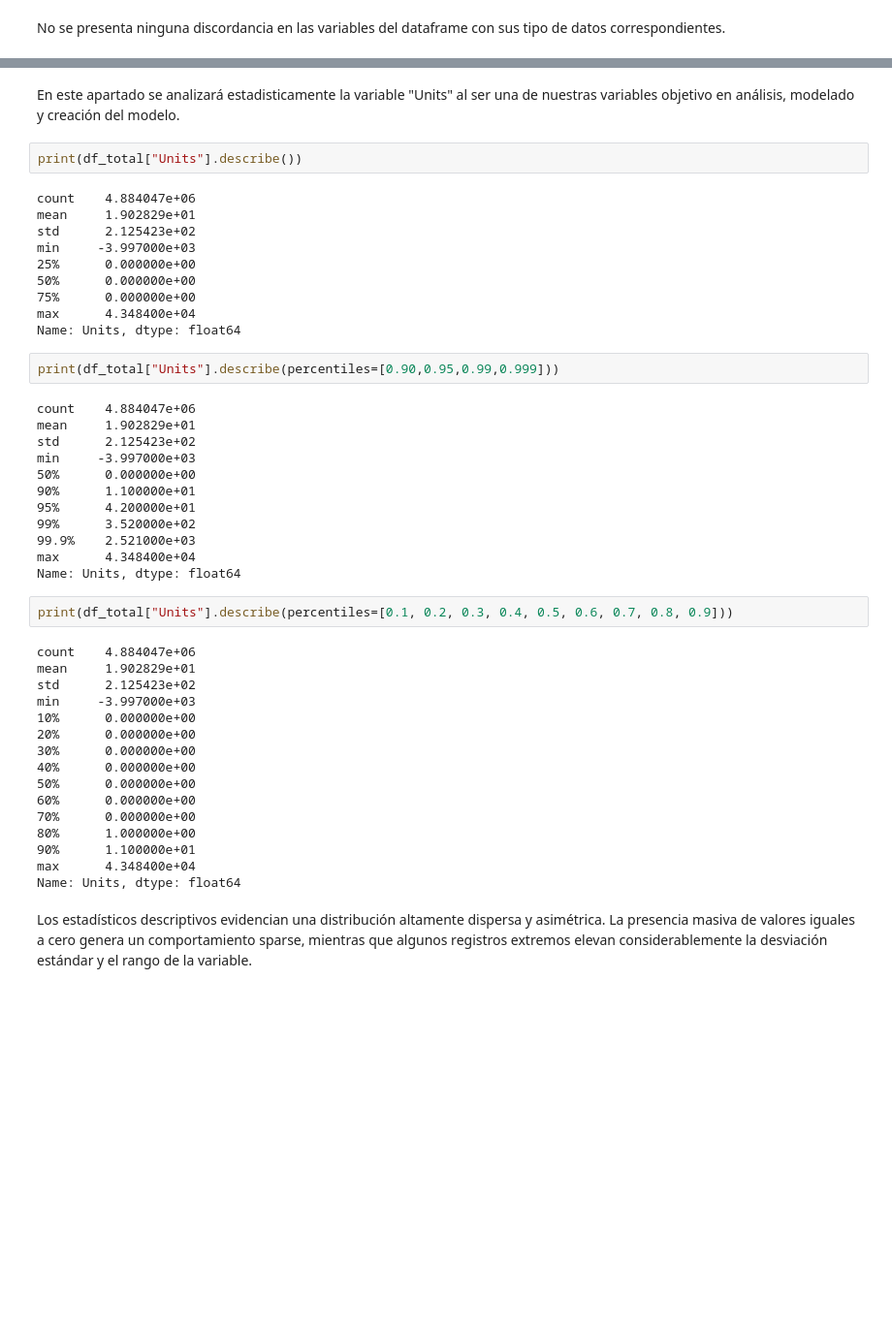
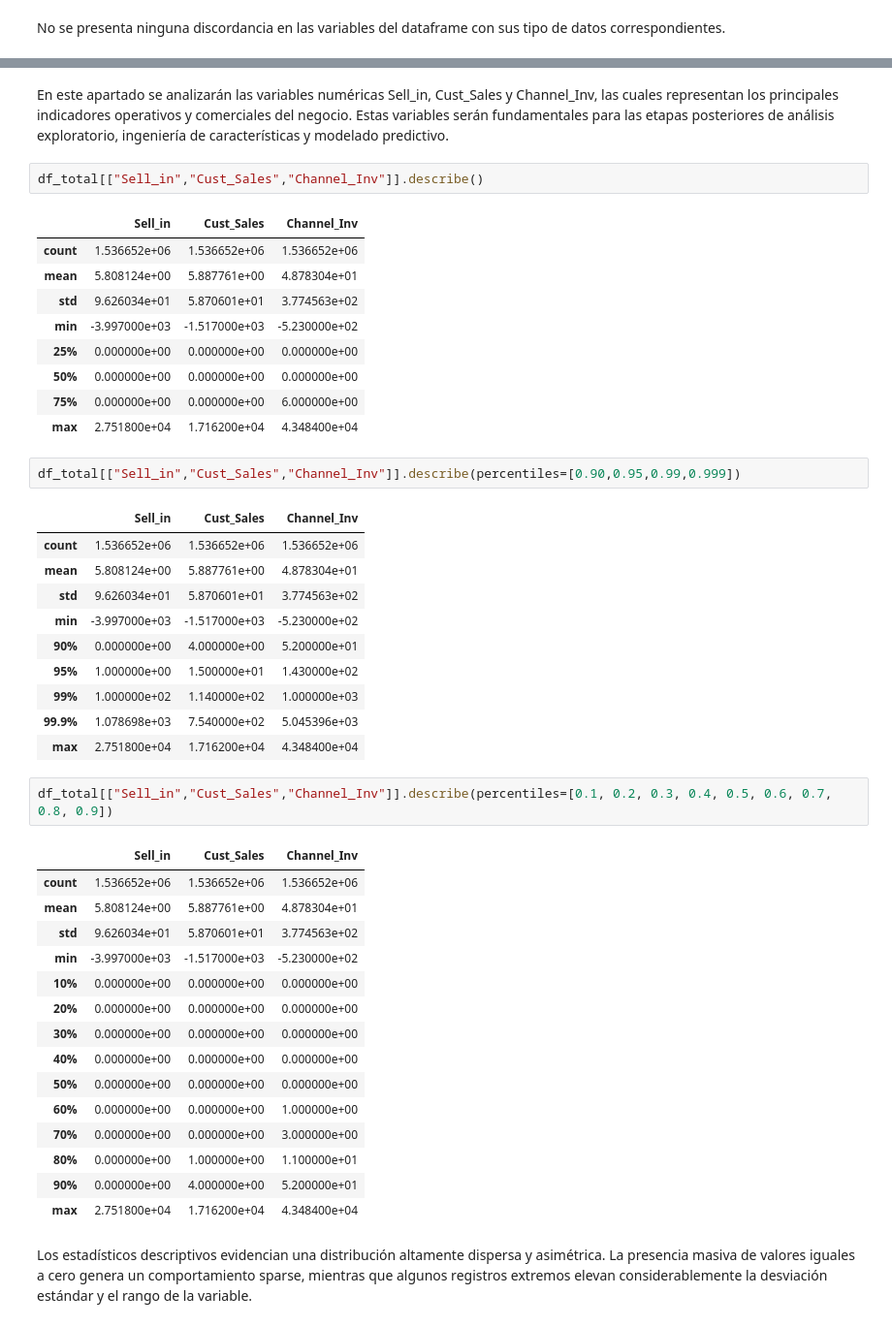
Before and after one commit to MiguelAlfonso1723/Hackathon_SIC2025, a Jupyter notebook: notebooks/sales_forecasting.analysis.ipynb, the cells around one changed output, grey strips where cells are left out. Shown at 97% size. Saved outputs shown, nothing was run; the diff lists cells and outputs as text; blank space fills up the shorter version.

```diff
--- a/notebooks/sales_forecasting.analysis.ipynb
+++ b/notebooks/sales_forecasting.analysis.ipynb
@@ -784,49 +847,49 @@ Name: count, dtype: int64
 # %% [markdown]
-En este apartado se analizará estadisticamente la variable "Units" al ser una de nuestras variables objetivo en análisis, modelado y creación del modelo.
+En este apartado se analizarán las variables numéricas Sell_in, Cust_Sales y Channel_Inv, las cuales representan los principales indicadores operativos y comerciales del negocio.
+Estas variables serán fundamentales para las etapas posteriores de análisis exploratorio, ingeniería de características y modelado predictivo.
 # %%
-print(df_total["Units"].describe())
+df_total[["Sell_in","Cust_Sales","Channel_Inv"]].describe()
 # %% [output]
-count    4.884047e+06
-mean     1.902829e+01
-std      2.125423e+02
-min     -3.997000e+03
-25%      0.000000e+00
-50%      0.000000e+00
-75%      0.000000e+00
-max      4.348400e+04
-Name: Units, dtype: float64
+|  | Sell_in | Cust_Sales | Channel_Inv |
+| count | 1.536652e+06 | 1.536652e+06 | 1.536652e+06 |
+| mean | 5.808124e+00 | 5.887761e+00 | 4.878304e+01 |
+| std | 9.626034e+01 | 5.870601e+01 | 3.774563e+02 |
+| min | -3.997000e+03 | -1.517000e+03 | -5.230000e+02 |
+| 25% | 0.000000e+00 | 0.000000e+00 | 0.000000e+00 |
+| 50% | 0.000000e+00 | 0.000000e+00 | 0.000000e+00 |
+| 75% | 0.000000e+00 | 0.000000e+00 | 6.000000e+00 |
+| max | 2.751800e+04 | 1.716200e+04 | 4.348400e+04 |
 # %%
-print(df_total["Units"].describe(percentiles=[0.90,0.95,0.99,0.999]))
+df_total[["Sell_in","Cust_Sales","Channel_Inv"]].describe(percentiles=[0.90,0.95,0.99,0.999])
 # %% [output]
-count    4.884047e+06
-mean     1.902829e+01
-std      2.125423e+02
-min     -3.997000e+03
-50%      0.000000e+00
-90%      1.100000e+01
-95%      4.200000e+01
-99%      3.520000e+02
-99.9%    2.521000e+03
-max      4.348400e+04
-Name: Units, dtype: float64
+|  | Sell_in | Cust_Sales | Channel_Inv |
+| count | 1.536652e+06 | 1.536652e+06 | 1.536652e+06 |
+| mean | 5.808124e+00 | 5.887761e+00 | 4.878304e+01 |
+| std | 9.626034e+01 | 5.870601e+01 | 3.774563e+02 |
+| min | -3.997000e+03 | -1.517000e+03 | -5.230000e+02 |
+| 90% | 0.000000e+00 | 4.000000e+00 | 5.200000e+01 |
+| 95% | 1.000000e+00 | 1.500000e+01 | 1.430000e+02 |
+| 99% | 1.000000e+02 | 1.140000e+02 | 1.000000e+03 |
+| 99.9% | 1.078698e+03 | 7.540000e+02 | 5.045396e+03 |
+| max | 2.751800e+04 | 1.716200e+04 | 4.348400e+04 |
 # %%
-print(df_total["Units"].describe(percentiles=[0.1, 0.2, 0.3, 0.4, 0.5, 0.6, 0.7, 0.8, 0.9]))
+df_total[["Sell_in","Cust_Sales","Channel_Inv"]].describe(percentiles=[0.1, 0.2, 0.3, 0.4, 0.5, 0.6, 0.7, 0.8, 0.9])
 # %% [output]
-count    4.884047e+06
-mean     1.902829e+01
-std      2.125423e+02
-min     -3.997000e+03
-10%      0.000000e+00
-20%      0.000000e+00
-30%      0.000000e+00
-40%      0.000000e+00
-50%      0.000000e+00
-60%      0.000000e+00
-70%      0.000000e+00
-80%      1.000000e+00
-90%      1.100000e+01
-max      4.348400e+04
-Name: Units, dtype: float64
+|  | Sell_in | Cust_Sales | Channel_Inv |
+| count | 1.536652e+06 | 1.536652e+06 | 1.536652e+06 |
+| mean | 5.808124e+00 | 5.887761e+00 | 4.878304e+01 |
+| std | 9.626034e+01 | 5.870601e+01 | 3.774563e+02 |
+| min | -3.997000e+03 | -1.517000e+03 | -5.230000e+02 |
+| 10% | 0.000000e+00 | 0.000000e+00 | 0.000000e+00 |
+| 20% | 0.000000e+00 | 0.000000e+00 | 0.000000e+00 |
+| 30% | 0.000000e+00 | 0.000000e+00 | 0.000000e+00 |
+| 40% | 0.000000e+00 | 0.000000e+00 | 0.000000e+00 |
+| 50% | 0.000000e+00 | 0.000000e+00 | 0.000000e+00 |
+| 60% | 0.000000e+00 | 0.000000e+00 | 1.000000e+00 |
+| 70% | 0.000000e+00 | 0.000000e+00 | 3.000000e+00 |
+| 80% | 0.000000e+00 | 1.000000e+00 | 1.100000e+01 |
+| 90% | 0.000000e+00 | 4.000000e+00 | 5.200000e+01 |
+| max | 2.751800e+04 | 1.716200e+04 | 4.348400e+04 |
 # %% [markdown]
 Los estadísticos descriptivos evidencian una distribución altamente dispersa y asimétrica. La presencia masiva de valores iguales a cero genera un comportamiento sparse, mientras que algunos registros extremos elevan considerablemente la desviación estándar y el rango de la variable.
 # %% [markdown]
```
Also changed, not shown: parts of 71 cells of this notebook, 1 other file.
